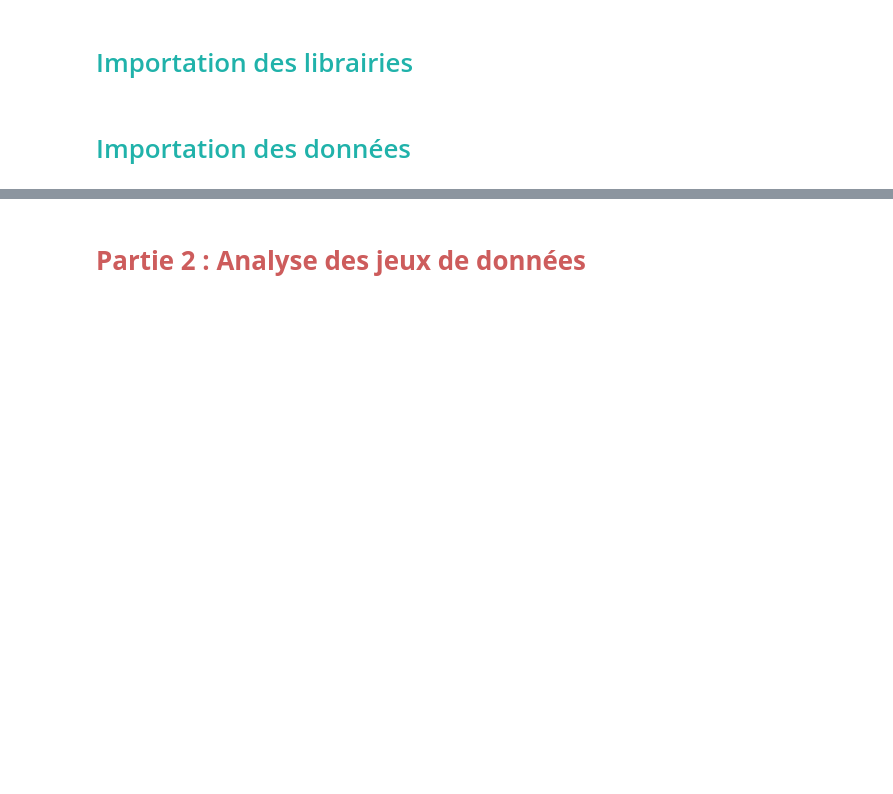
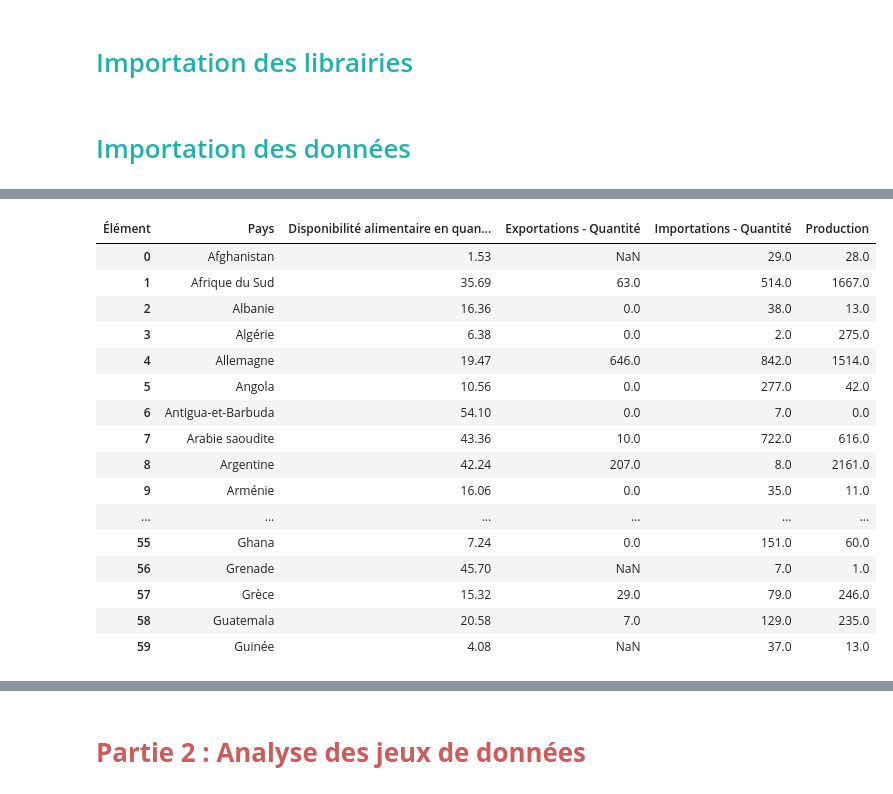
Before and after one commit to Randasabag/Etude-de-march-de-la-poule-qui-chante-avec-Python, a Jupyter notebook: projet9.ipynb, the cells around one changed output, grey strips where cells are left out. Cells and saved outputs as stored; diff of their text form; code cells hidden in the pictures; blank space fills up the shorter version.

```diff
--- a/projet9.ipynb
+++ b/projet9.ipynb
@@ -83,0 +89,7 @@ df_pibind.head()
+# %%
+#La table Disponibilité Alimentaire contient des données pour l'année 2017
+#Garder la viande de volailles
+df_dispovol=df_dispo[df_dispo['Produit']=='Viande de Volailles']
+#renomme la colonne zone par pays
+df_dispovol=df_dispovol.rename(columns={'Zone':'Pays'})
+df_dispovol.head()
@@ -83,0 +103,3 @@ df_pibind.head()
+# %%
+df_dispovol=df_dispovol[['Pays', 'Élément', 'Unité', 'Valeur']]
+df_dispovol.head()
@@ -83,0 +113,3 @@ df_pibind.head()
+# %%
+df_dispovol=df_dispovol.pivot_table(index='Pays', columns='Élément', values='Valeur', aggfunc=sum)
+df_dispovol.head()
@@ -83,0 +124,22 @@ df_pibind.head()
+# %%
+df_dispovol=df_dispovol.reset_index()
+df_dispovol=df_dispovol[['Pays', 'Disponibilité alimentaire en quantité (kg/personne/an)', 'Exportations - Quantité',	'Importations - Quantité', 'Production']]
+df_dispovol.head(60)
+# %% [output]
+| Élément | Pays | Disponibilité alimentaire en quan... | Exportations - Quantité | Importations - Quantité | Production |
+| 0 | Afghanistan | 1.53 | NaN | 29.0 | 28.0 |
+| 1 | Afrique du Sud | 35.69 | 63.0 | 514.0 | 1667.0 |
+| 2 | Albanie | 16.36 | 0.0 | 38.0 | 13.0 |
+| 3 | Algérie | 6.38 | 0.0 | 2.0 | 275.0 |
+| 4 | Allemagne | 19.47 | 646.0 | 842.0 | 1514.0 |
+| 5 | Angola | 10.56 | 0.0 | 277.0 | 42.0 |
+| 6 | Antigua-et-Barbuda | 54.10 | 0.0 | 7.0 | 0.0 |
+| 7 | Arabie saoudite | 43.36 | 10.0 | 722.0 | 616.0 |
+| 8 | Argentine | 42.24 | 207.0 | 8.0 | 2161.0 |
+| 9 | Arménie | 16.06 | 0.0 | 35.0 | 11.0 |
+| ... | ... | ... | ... | ... | ... |
+| 55 | Ghana | 7.24 | 0.0 | 151.0 | 60.0 |
+| 56 | Grenade | 45.70 | NaN | 7.0 | 1.0 |
+| 57 | Grèce | 15.32 | 29.0 | 79.0 | 246.0 |
+| 58 | Guatemala | 20.58 | 7.0 | 129.0 | 235.0 |
+| 59 | Guinée | 4.08 | NaN | 37.0 | 13.0 |
```
Also changed, not shown: parts of 33 cells of this notebook.
